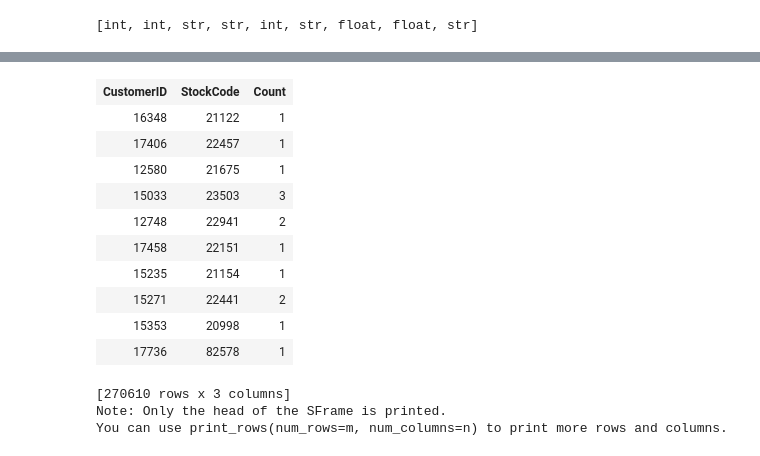
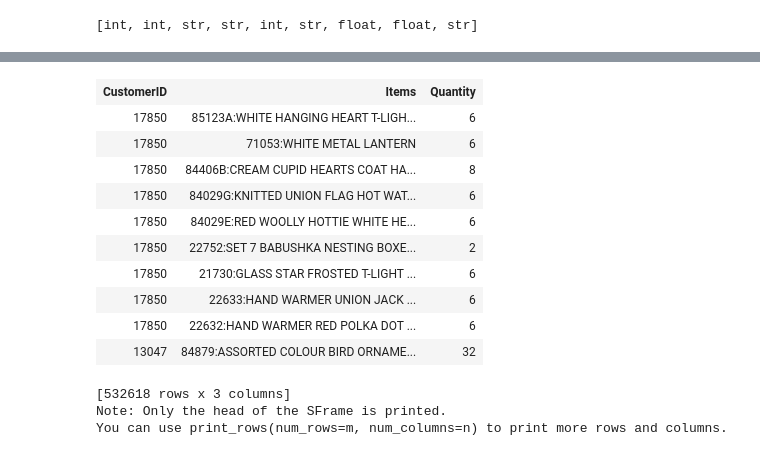
Before and after one commit to TimusLetap/Online-Retail, a Jupyter notebook: Recommendation for Wholesale Reailers.ipynb, the cells around one changed output, grey strips where cells are left out. Saved outputs shown, nothing was run; the diff lists cells and outputs as text; code cells hidden in the pictures.

```diff
--- a/Recommendation for Wholesale Reailers.ipynb
+++ b/Recommendation for Wholesale Reailers.ipynb
@@ -100,2 +85,18 @@ sf.dtype()
 # %%
-sf=sf[['CustomerID', 'StockCode','Description']]
+sf=sf[['CustomerID','Items','Quantity']]
+sf
+# %% [output]
+| CustomerID | Items | Quantity |
+| 17850 | 85123A:WHITE HANGING HEART T-LIGH... | 6 |
+| 17850 | 71053:WHITE METAL LANTERN | 6 |
+| 17850 | 84406B:CREAM CUPID HEARTS COAT HA... | 8 |
+| 17850 | 84029G:KNITTED UNION FLAG HOT WAT... | 6 |
+| 17850 | 84029E:RED WOOLLY HOTTIE WHITE HE... | 6 |
+| 17850 | 22752:SET 7 BABUSHKA NESTING BOXE... | 2 |
+| 17850 | 21730:GLASS STAR FROSTED T-LIGHT ... | 6 |
+| 17850 | 22633:HAND WARMER UNION JACK ... | 6 |
+| 17850 | 22632:HAND WARMER RED POLKA DOT ... | 6 |
+| 13047 | 84879:ASSORTED COLOUR BIRD ORNAME... | 32 |
+[532618 rows x 3 columns]
+Note: Only the head of the SFrame is printed.
+You can use print_rows(num_rows=m, num_columns=n) to print more rows and columns.
@@ -104,17 +102,0 @@ sf_items= sf.groupby(['CustomerID', 'StockCode'],gl.aggregate.COUNT)
-# %%
-sf_items
-# %% [output]
-| CustomerID | StockCode | Count |
-| 16348 | 21122 | 1 |
-| 17406 | 22457 | 1 |
-| 12580 | 21675 | 1 |
-| 15033 | 23503 | 3 |
-| 12748 | 22941 | 2 |
-| 17458 | 22151 | 1 |
-| 15235 | 21154 | 1 |
-| 15271 | 22441 | 2 |
-| 15353 | 20998 | 1 |
-| 17736 | 82578 | 1 |
-[270610 rows x 3 columns]
-Note: Only the head of the SFrame is printed.
-You can use print_rows(num_rows=m, num_columns=n) to print more rows and columns.
```
Also changed, not shown: parts of 99 cells of this notebook, 3 other files.
